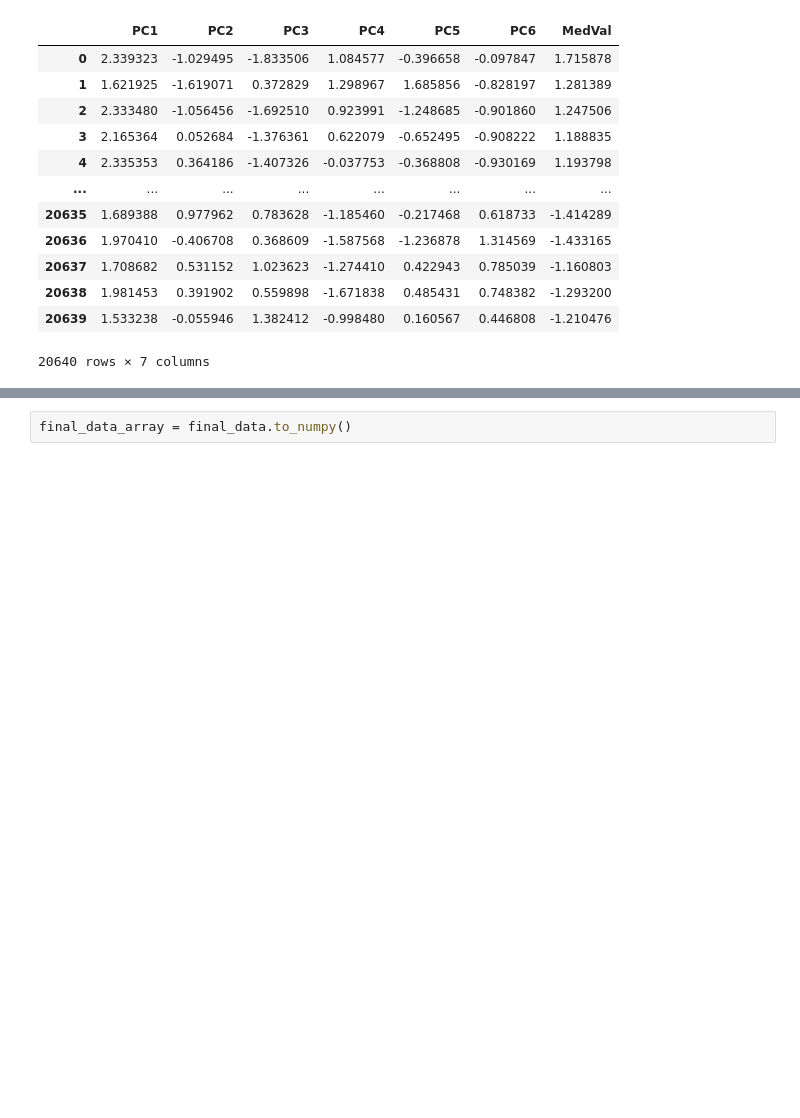
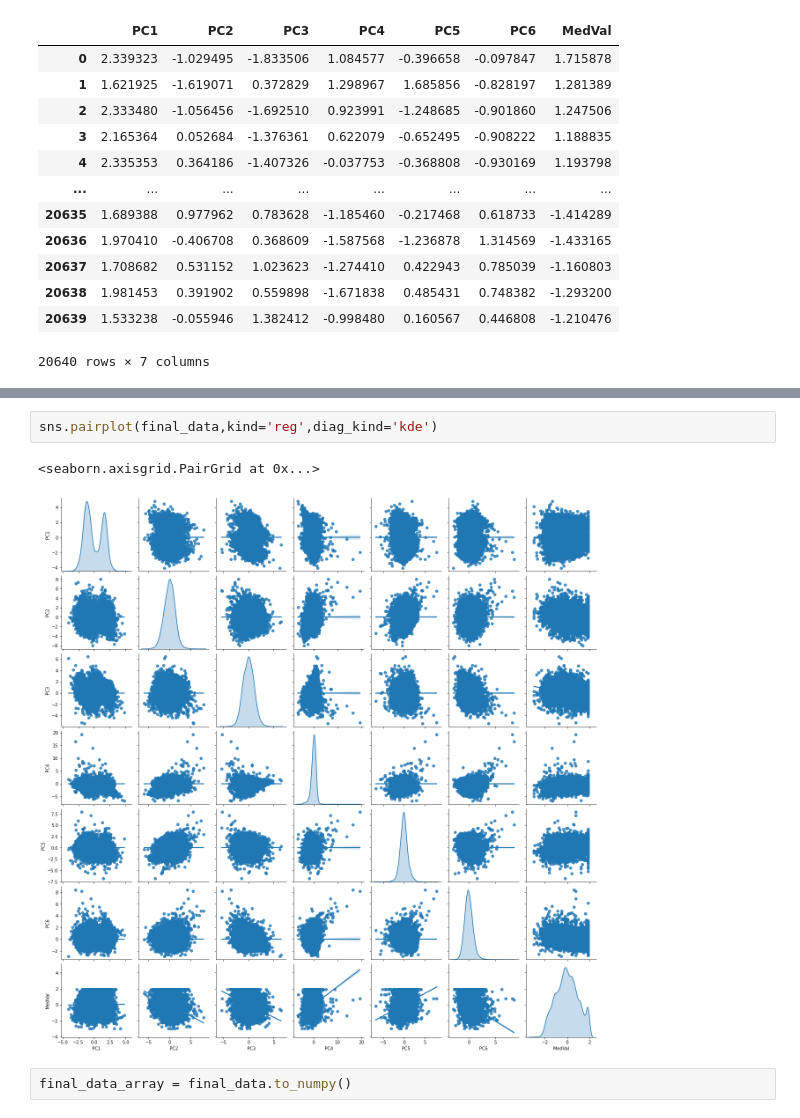
Before and after one commit to Briskwoods/Machine-Learning-Groupwork-Task-1, a Jupyter notebook: AI_CAT1.ipynb, the cells around one changed output, grey strips where cells are left out. Drawn from its saved outputs; the diff is of its cells as text; blank space fills up the shorter version.

```diff
--- a/AI_CAT1.ipynb
+++ b/AI_CAT1.ipynb
@@ -142,3 +152,8 @@ final_data
+# %%
+sns.pairplot(final_data,kind='reg',diag_kind='kde')
+# %% [output]
+<seaborn.axisgrid.PairGrid at 0x...>
+[figure, added]
 # %%
 final_data_array = final_data.to_numpy()
 # %%
```
Also changed, not shown: parts of 11 cells of this notebook.
